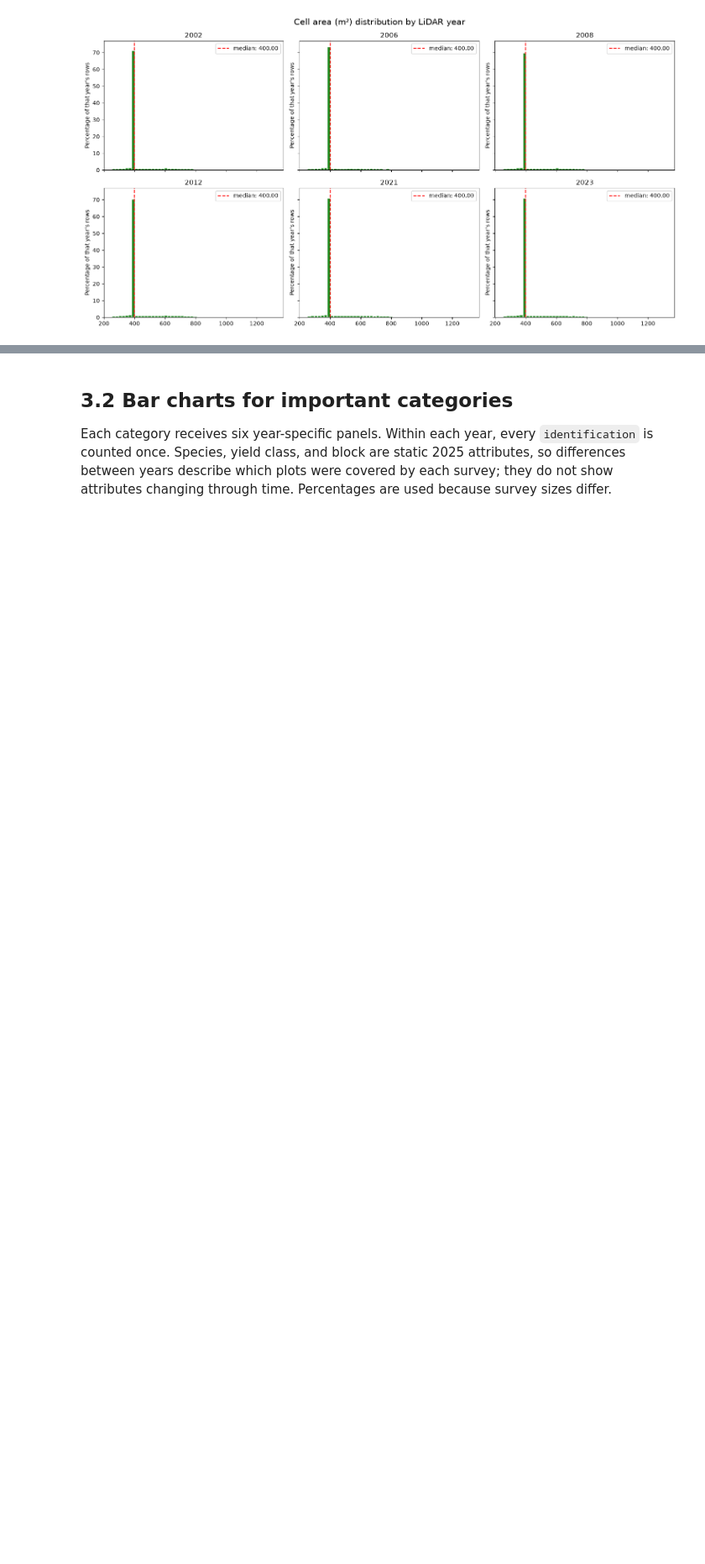
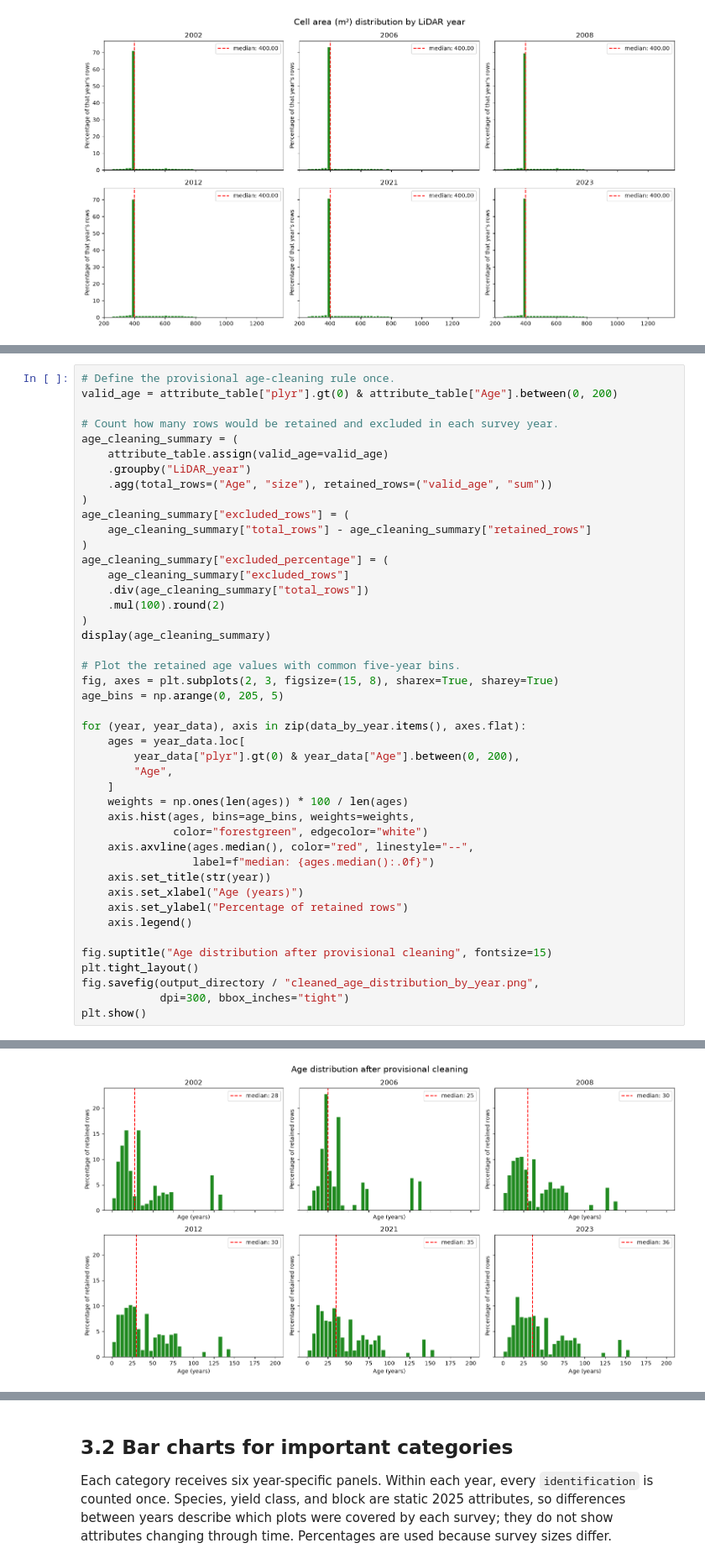
Before and after one commit to shreeyagorasia/forest_diss, a Jupyter notebook: data_exploration_gpkg/notebooks/lidar_years_data_understanding.ipynb, the cells around one changed output, grey strips where cells are left out. Shown at 84% size. Saved outputs shown, nothing was run; the diff lists cells and outputs as text; blank space fills up the shorter version.

```diff
--- a/data_exploration_gpkg/notebooks/lidar_years_data_understanding.ipynb
+++ b/data_exploration_gpkg/notebooks/lidar_years_data_understanding.ipynb
@@ -1493,0 +1536,45 @@ for variable, label in histogram_variables.items():
+# %%
+# Define the provisional age-cleaning rule once.
+valid_age = attribute_table["plyr"].gt(0) & attribute_table["Age"].between(0, 200)
+
+# Count how many rows would be retained and excluded in each survey year.
+age_cleaning_summary = (
+    attribute_table.assign(valid_age=valid_age)
+    .groupby("LiDAR_year")
+    .agg(total_rows=("Age", "size"), retained_rows=("valid_age", "sum"))
+)
+age_cleaning_summary["excluded_rows"] = (
+    age_cleaning_summary["total_rows"] - age_cleaning_summary["retained_rows"]
+)
+age_cleaning_summary["excluded_percentage"] = (
+    age_cleaning_summary["excluded_rows"]
+    .div(age_cleaning_summary["total_rows"])
+    .mul(100).round(2)
+)
+display(age_cleaning_summary)
+
+# Plot the retained age values with common five-year bins.
+fig, axes = plt.subplots(2, 3, figsize=(15, 8), sharex=True, sharey=True)
+age_bins = np.arange(0, 205, 5)
+
+for (year, year_data), axis in zip(data_by_year.items(), axes.flat):
+    ages = year_data.loc[
+        year_data["plyr"].gt(0) & year_data["Age"].between(0, 200),
+        "Age",
+    ]
+    weights = np.ones(len(ages)) * 100 / len(ages)
+    axis.hist(ages, bins=age_bins, weights=weights,
+              color="forestgreen", edgecolor="white")
+    axis.axvline(ages.median(), color="red", linestyle="--",
+                 label=f"median: {ages.median():.0f}")
+    axis.set_title(str(year))
+    axis.set_xlabel("Age (years)")
+    axis.set_ylabel("Percentage of retained rows")
+    axis.legend()
+
+fig.suptitle("Age distribution after provisional cleaning", fontsize=15)
+plt.tight_layout()
+fig.savefig(output_directory / "cleaned_age_distribution_by_year.png",
+            dpi=300, bbox_inches="tight")
+plt.show()
+# %% [output]
@@ -1493,0 +1589 @@ for variable, label in histogram_variables.items():
+[figure, added]
```
Also changed, not shown: parts of 6 cells of this notebook, 2 other files.
